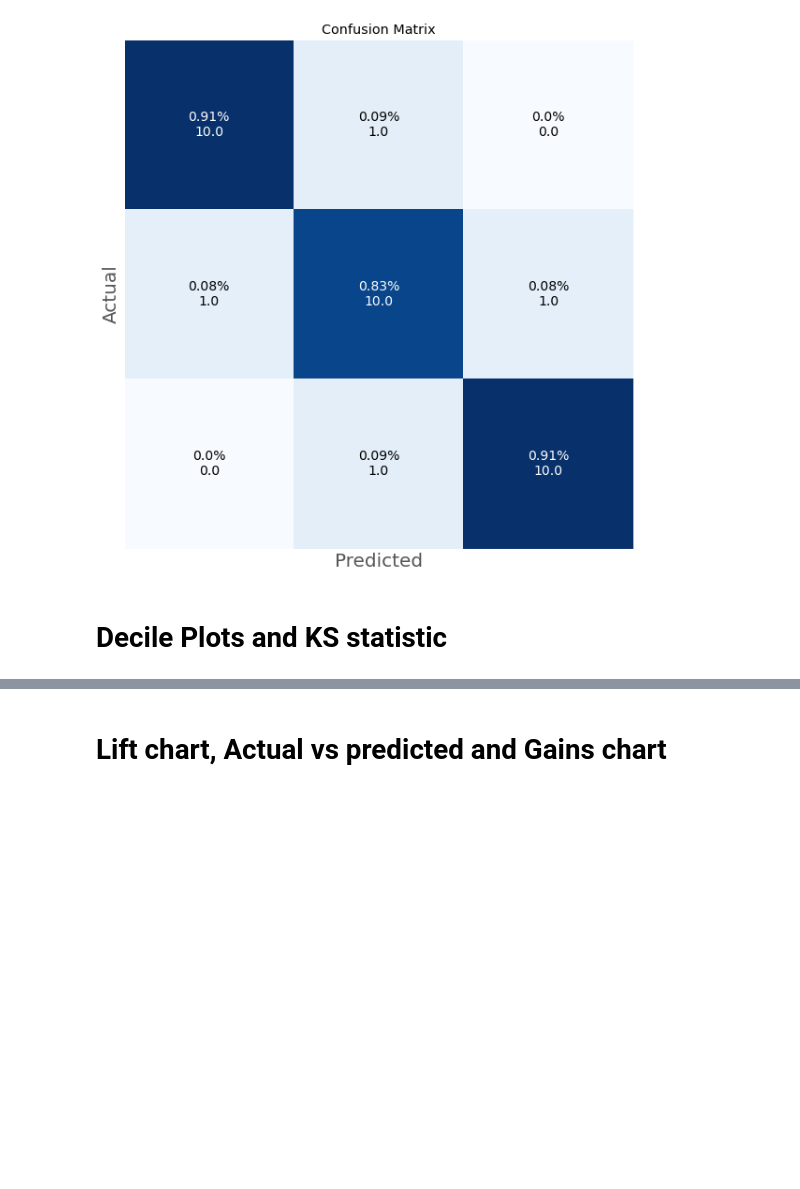
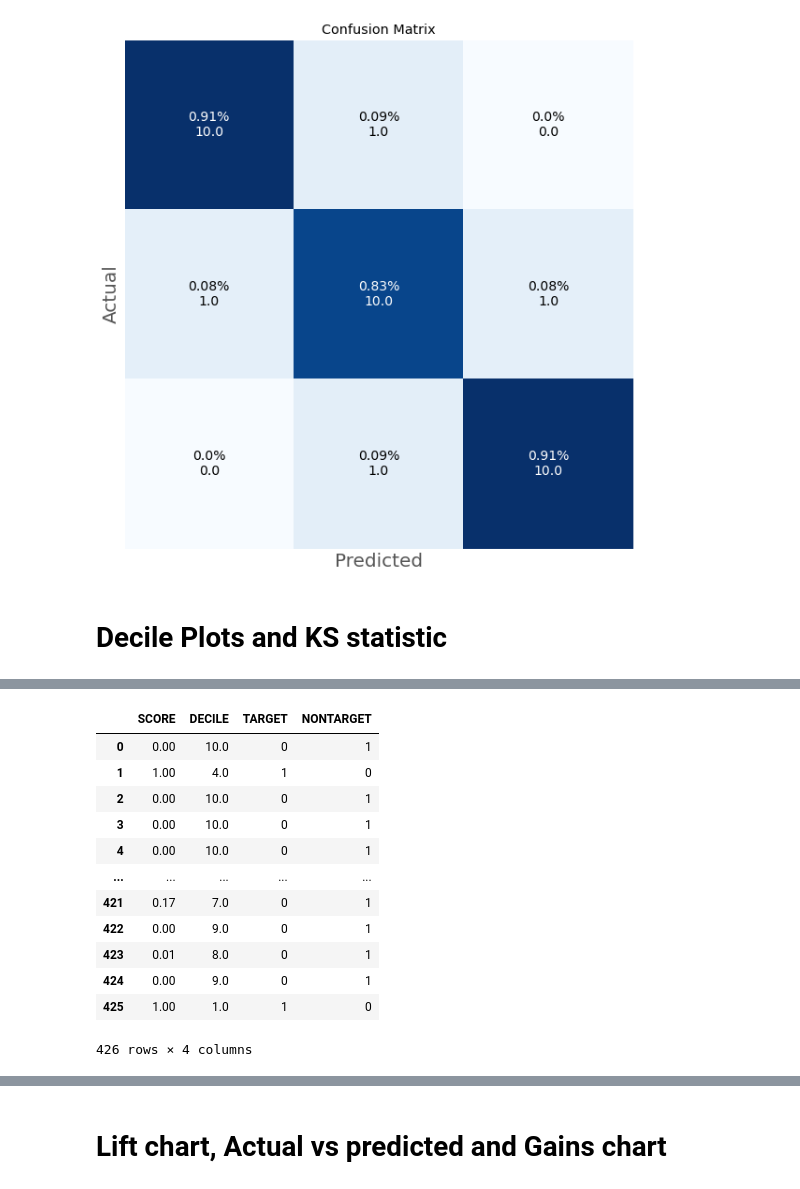
Before and after one commit to imanursar/Machine-Learning-Notes, a Jupyter notebook: Custom Function/Scoring Function.ipynb, the cells around one changed output, grey strips where cells are left out. Cells and saved outputs as stored; diff of their text form; code cells hidden in the pictures; blank space fills up the shorter version.

```diff
--- a/Custom Function/Scoring Function.ipynb
+++ b/Custom Function/Scoring Function.ipynb
@@ -168,3 +170,23 @@ decile_test
 | 8.0 | 14 | 0 | 14 | 0.000000 | 90 | 24 | 100.000000 | 45.283019 | 54.716981 |
 | 9.0 | 14 | 0 | 14 | 0.000000 | 90 | 38 | 100.000000 | 71.698113 | 28.301887 |
 | 10.0 | 15 | 0 | 15 | 0.000000 | 90 | 53 | 100.000000 | 100.000000 | 0.000000 |
+# %%
+scores_train, scores_test = scoring.deciling_plot(models[0],X_train,
+                                                 y_train,X_test,y_test,
+                                                 return_type='score')
+# %%
+scores_train.loc[]
+# %% [output]
+|  | SCORE | DECILE | TARGET | NONTARGET |
+| 0 | 0.00 | 10.0 | 0 | 1 |
+| 1 | 1.00 | 4.0 | 1 | 0 |
+| 2 | 0.00 | 10.0 | 0 | 1 |
+| 3 | 0.00 | 10.0 | 0 | 1 |
+| 4 | 0.00 | 10.0 | 0 | 1 |
+| ... | ... | ... | ... | ... |
+| 421 | 0.17 | 7.0 | 0 | 1 |
+| 422 | 0.00 | 9.0 | 0 | 1 |
+| 423 | 0.01 | 8.0 | 0 | 1 |
+| 424 | 0.00 | 9.0 | 0 | 1 |
+| 425 | 1.00 | 1.0 | 1 | 0 |
+426 rows × 4 columns
```
Also changed, not shown: parts of 6 cells of this notebook.
